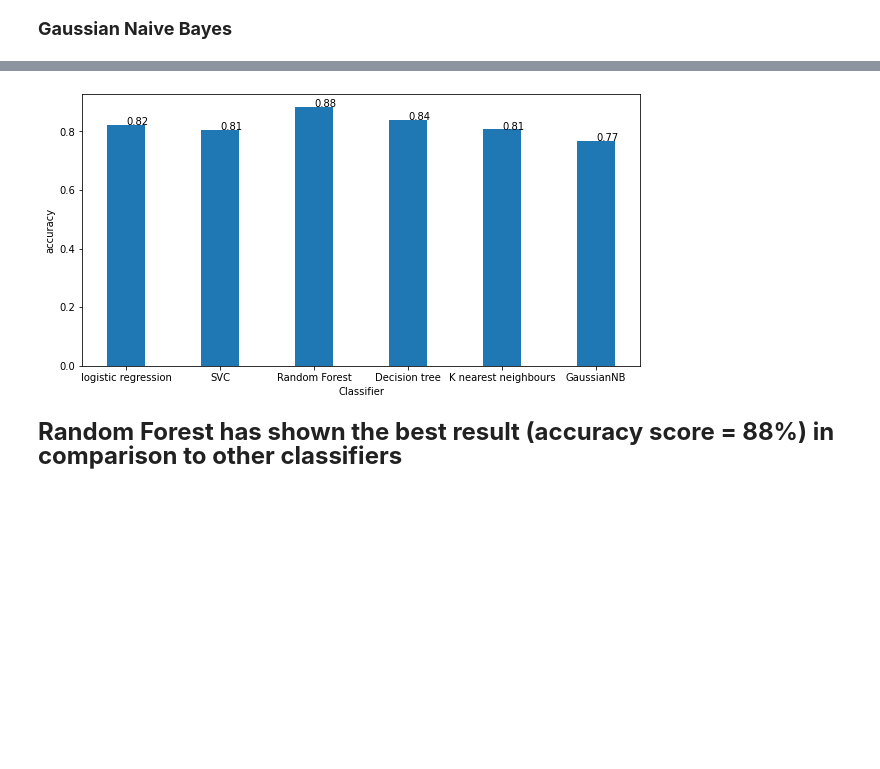
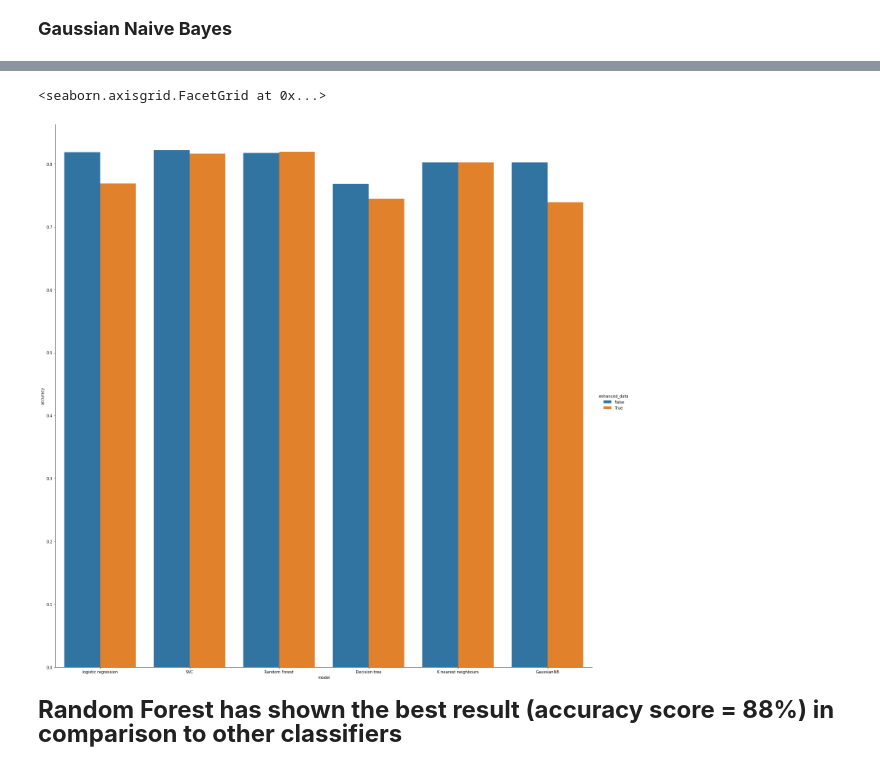
Before and after one commit to PaulBFB/master_thesis, a Jupyter notebook: beginners-friendly-comparison-of-classifiers.ipynb, the cells around one changed output, grey strips where cells are left out. Drawn from its saved outputs; the diff is of its cells as text; code cells hidden in the pictures; blank space fills up the shorter version.

```diff
--- a/beginners-friendly-comparison-of-classifiers.ipynb
+++ b/beginners-friendly-comparison-of-classifiers.ipynb
@@ -362,4 +448,4 @@ clf.fit(X_train, y_train)
 clf.predict(X_test)
 y_pred = clf.predict(X_test)
 score = accuracy_score(y_test, y_pred)
-log = log.append({"model": "K nearest neighbours", "accuracy": score}, ignore_index=True)
+log = log.append({"model": "K nearest neighbours", "accuracy": score, "enhanced_data": False}, ignore_index=True)
@@ -366,3 +454,10 @@ log = log.append({"model": "K nearest neighbours", "accuracy": score}, ignore_in
+# %%
+clf = KNeighborsClassifier(n_neighbors=3)
+clf.fit(enh['x_train_processed'], enh['y_train'])
+clf.predict(X_test)
+y_pred = clf.predict(X_test)
+score = accuracy_score(y_test, y_pred)
+log = log.append({"model": "K nearest neighbours", "accuracy": score, "enhanced_data": True}, ignore_index=True)
 # %%
 log
 # %% [output]
@@ -381,5 +481,4 @@ clf.fit(X_train, y_train)
 clf.predict(X_test)
 y_pred = clf.predict(X_test)
 score = accuracy_score(y_test, y_pred)
-log = log.append({"model": "GaussianNB", "accuracy": score}, ignore_index=True)
-print(log)
+log = log.append({"model": "GaussianNB", "accuracy": score, "enhanced_data": False}, ignore_index=True)
@@ -393,0 +487,8 @@ print(log)
+# %%
+from sklearn.naive_bayes import GaussianNB
+clf = GaussianNB()
+clf.fit(enh['x_train_processed'], enh['y_train'])
+clf.predict(X_test)
+y_pred = clf.predict(X_test)
+score = accuracy_score(y_test, y_pred)
+log = log.append({"model": "GaussianNB", "accuracy": score, "enhanced_data": True}, ignore_index=True)
@@ -394,13 +512,26 @@ print(log)
 # %%
-plt.figure(figsize=(10, 5))
-plt.bar(log["model"], log["accuracy"], width=0.4)
-plt.xlabel("Classifier")
-plt.ylabel("accuracy")
-for index, value in enumerate(log["accuracy"]):
-    plt.text(index,value, str(round(value, 2)))
-plt.show()
+import seaborn as sns
+
+
+sns.catplot(
+    data=log,
+    x='model',
+    y='accuracy',
+    hue='enhanced_data',
+    kind='bar',
+    height=20
+)
+
+#plt.figure(figsize=(10, 5))
+#plt.bar(log["model"], log["accuracy"], width=0.4)
+#plt.xlabel("Classifier")
+#plt.ylabel("accuracy")
+#for index, value in enumerate(log["accuracy"]):
+#    plt.text(index,value, str(round(value, 2)))
+#plt.show()
 # %% [output]
+<seaborn.axisgrid.FacetGrid at 0x...>
-[figure, old version]
+[figure, new version]
 # %% [markdown]
 <font size="5">**Random Forest has shown the best result (accuracy score = 88%) in comparison to other classifiers**</font>
 # %% [markdown]
```
Also changed, not shown: parts of 29 cells of this notebook, 4 other files.
